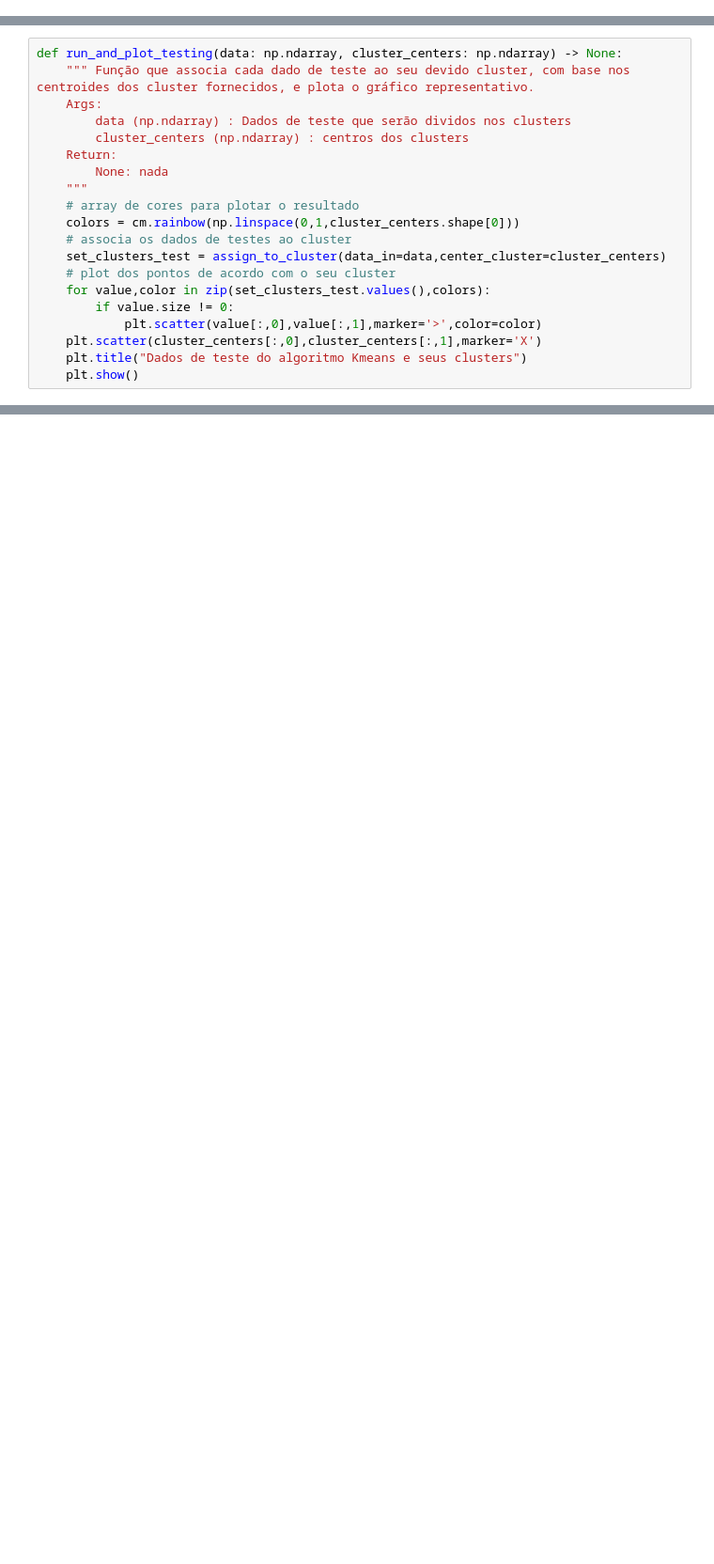
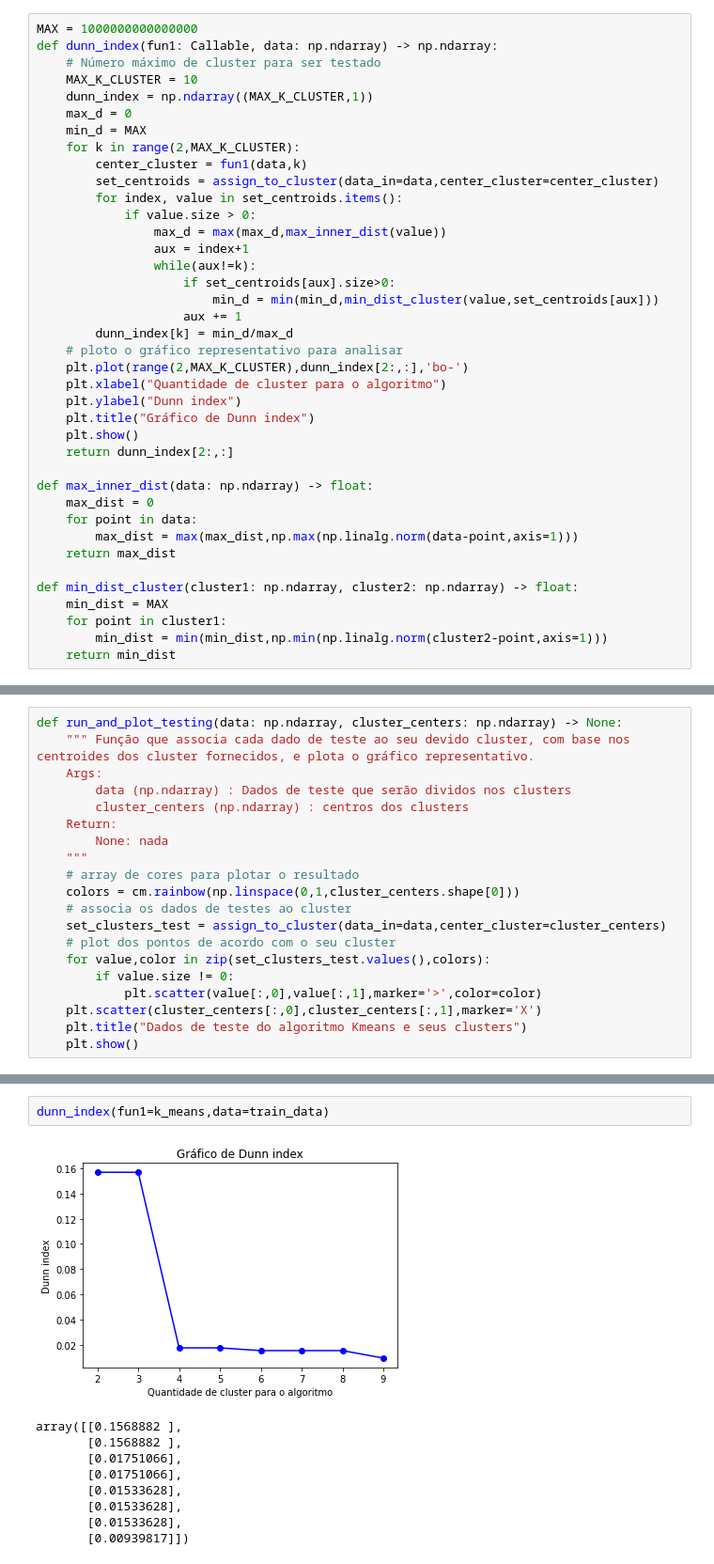
Before and after one commit to Ftmarruda/p1-mc886, a Jupyter notebook: p1.ipynb, the cells around one changed output, grey strips where cells are left out. Shown at 94% size. Drawn from its saved outputs; the diff is of its cells as text; blank space fills up the shorter version.

Commit message:
implementando dunn index

```diff
--- a/p1.ipynb
+++ b/p1.ipynb
@@ -127,6 +129,45 @@ def elbow(fun1: Callable, data: np.ndarray) ->  np.ndarray:
     plt.show()
     # retorno esse array com a soma do quadrado do erro para cada valor de k.
     return sse[1:,:]
+# %%
+MAX = 1000000000000000
+def dunn_index(fun1: Callable, data: np.ndarray) -> np.ndarray:
+    # Número máximo de cluster para ser testado
+    MAX_K_CLUSTER = 10
+    dunn_index = np.ndarray((MAX_K_CLUSTER,1))
+    max_d = 0
+    min_d = MAX
+    for k in range(2,MAX_K_CLUSTER):
+        center_cluster = fun1(data,k)
+        set_centroids = assign_to_cluster(data_in=data,center_cluster=center_cluster)
+        for index, value in set_centroids.items():
+            if value.size > 0:
+                max_d = max(max_d,max_inner_dist(value))
+                aux = index+1
+                while(aux!=k):
+                    if set_centroids[aux].size>0:
+                        min_d = min(min_d,min_dist_cluster(value,set_centroids[aux]))
+                    aux += 1
+        dunn_index[k] = min_d/max_d
+    # ploto o gráfico representativo para analisar
+    plt.plot(range(2,MAX_K_CLUSTER),dunn_index[2:,:],'bo-')
+    plt.xlabel("Quantidade de cluster para o algoritmo")
+    plt.ylabel("Dunn index")
+    plt.title("Gráfico de Dunn index")
+    plt.show()
+    return dunn_index[2:,:]
+
+def max_inner_dist(data: np.ndarray) -> float:
+    max_dist = 0
+    for point in data:
+        max_dist = max(max_dist,np.max(np.linalg.norm(data-point,axis=1)))
+    return max_dist
+
+def min_dist_cluster(cluster1: np.ndarray, cluster2: np.ndarray) -> float:
+    min_dist = MAX
+    for point in cluster1:
+        min_dist = min(min_dist,np.min(np.linalg.norm(cluster2-point,axis=1)))
+    return min_dist
 # %%
 def run_and_plot_training(data: np.ndarray, k: int,) -> np.ndarray:
     """ Função que roda o algoritmo do kmeans para os dados de treinamento e plota o gráfico representativo.
@@ -202,0 +244,12 @@ array([[72.92643618],
+# %%
+dunn_index(fun1=k_means,data=train_data)
+# %% [output]
+[figure, added]
+array([[0.1568882 ],
+       [0.1568882 ],
+       [0.01751066],
+       [0.01751066],
+       [0.01533628],
+       [0.01533628],
+       [0.01533628],
+       [0.00939817]])
```
Also changed, not shown: parts of 4 cells of this notebook, 2 other files.
